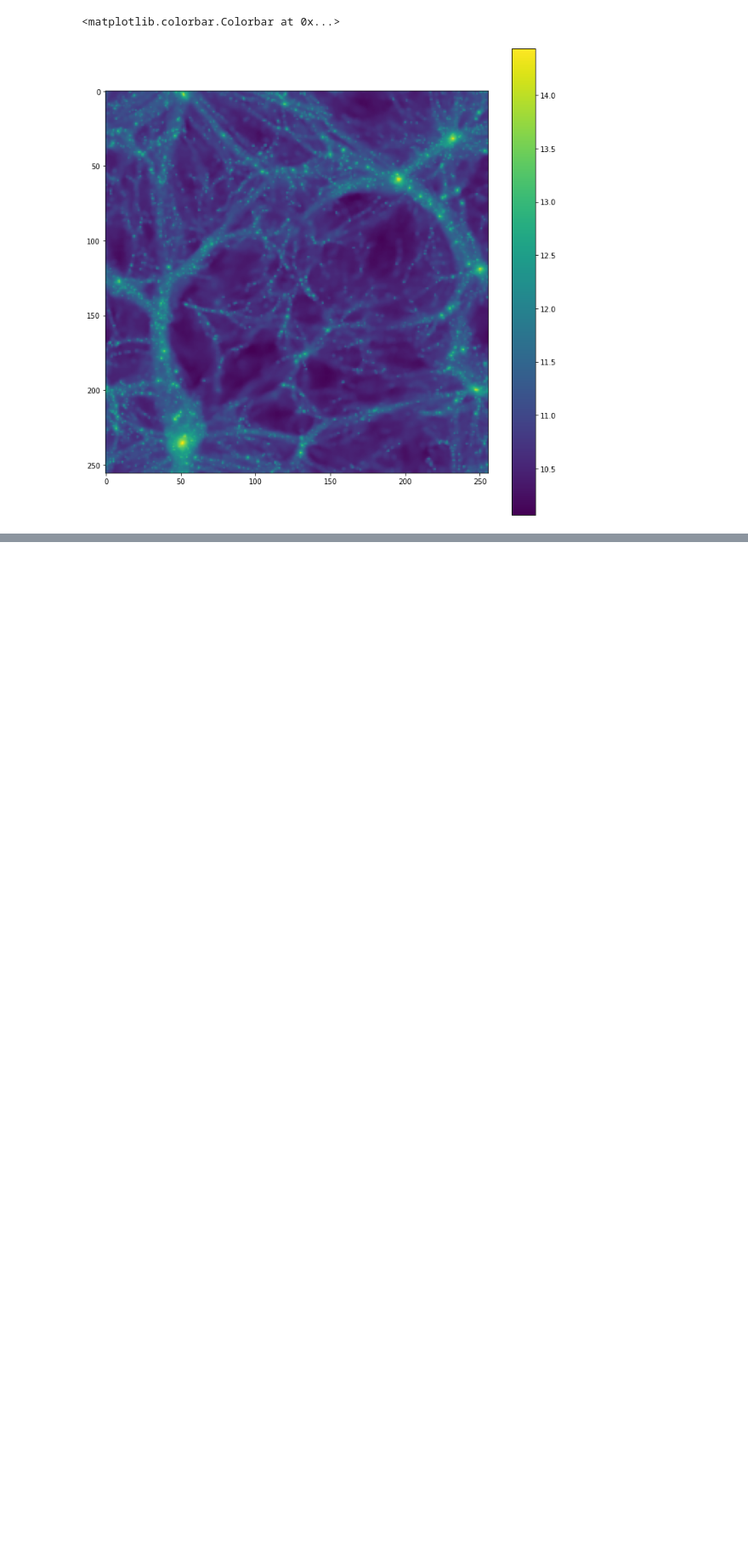
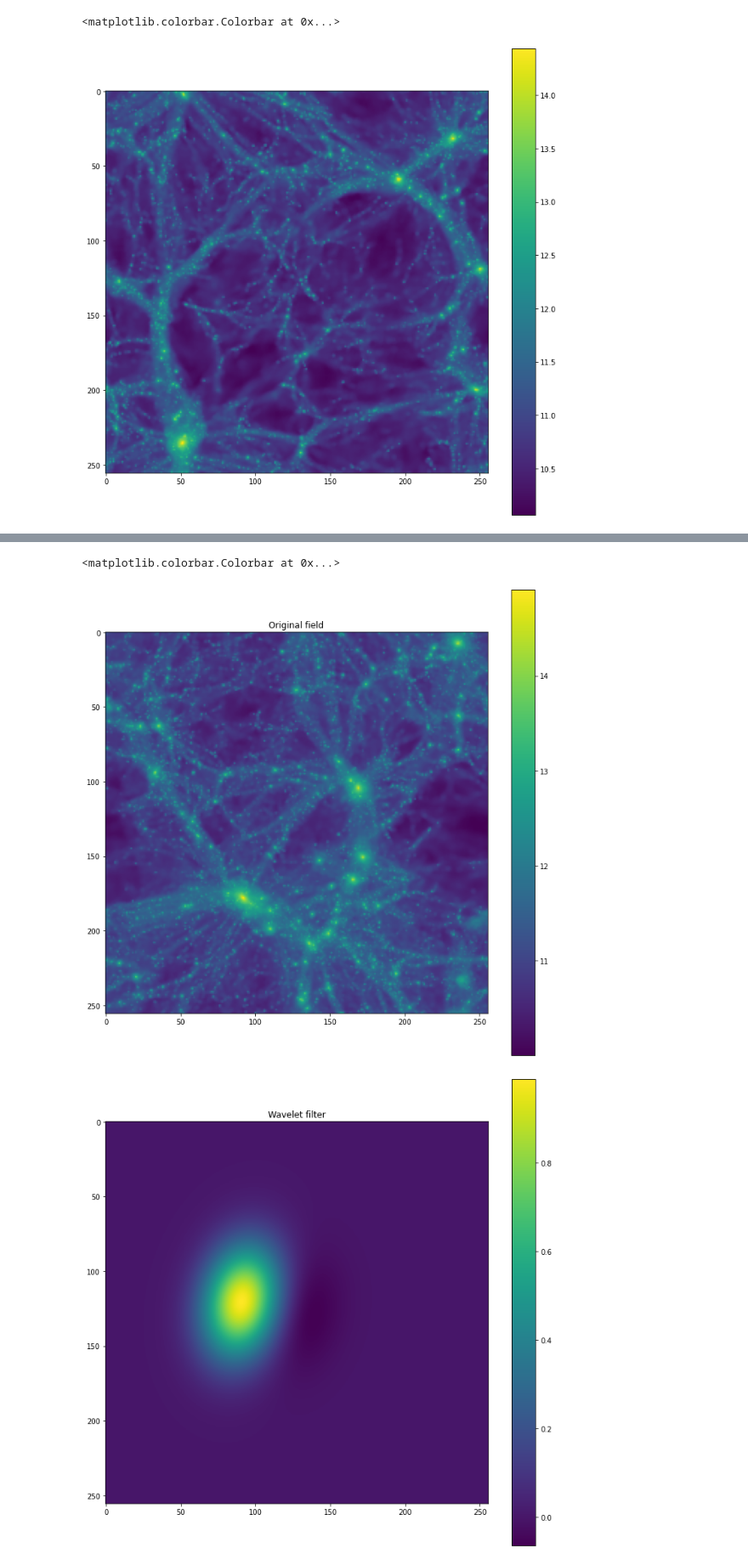
Before and after one commit to Chris-Pedersen/LearnableWavelets, a Jupyter notebook: playground/scattering_conv_playground.ipynb, the cells around one changed output, grey strips where cells are left out. Shown at 85% size. Drawn from its saved outputs; the diff is of its cells as text; code cells hidden in the pictures; blank space fills up the shorter version.

```diff
--- a/playground/scattering_conv_playground.ipynb
+++ b/playground/scattering_conv_playground.ipynb
@@ -235,0 +198,19 @@ scat
+# %%
+filter_num=6 # between 1 and 16
+cdm_map_num=0 # between 0 and 10
+plt.figure(figsize=(12,12))
+plt.title("Original field")
+plt.imshow(np.log10(maps[cdm_map_num]))
+plt.colorbar()
+plt.figure(figsize=(12,12))
+plt.title("Wavelet filter")
+plt.imshow(np.fft.fftshift(scatteringBase.scattering.psi[filter_num][0]))
+plt.colorbar()
+plt.figure(figsize=(12,12))
+plt.title("First order convolved field")
+plt.imshow(np.log10(out[cdm_map_num][filter_num+1]))
+plt.colorbar()
+# %% [output]
+<matplotlib.colorbar.Colorbar at 0x...>
+[figure, added]
+[figure, added]
```
Also changed, not shown: parts of 35 cells of this notebook.
